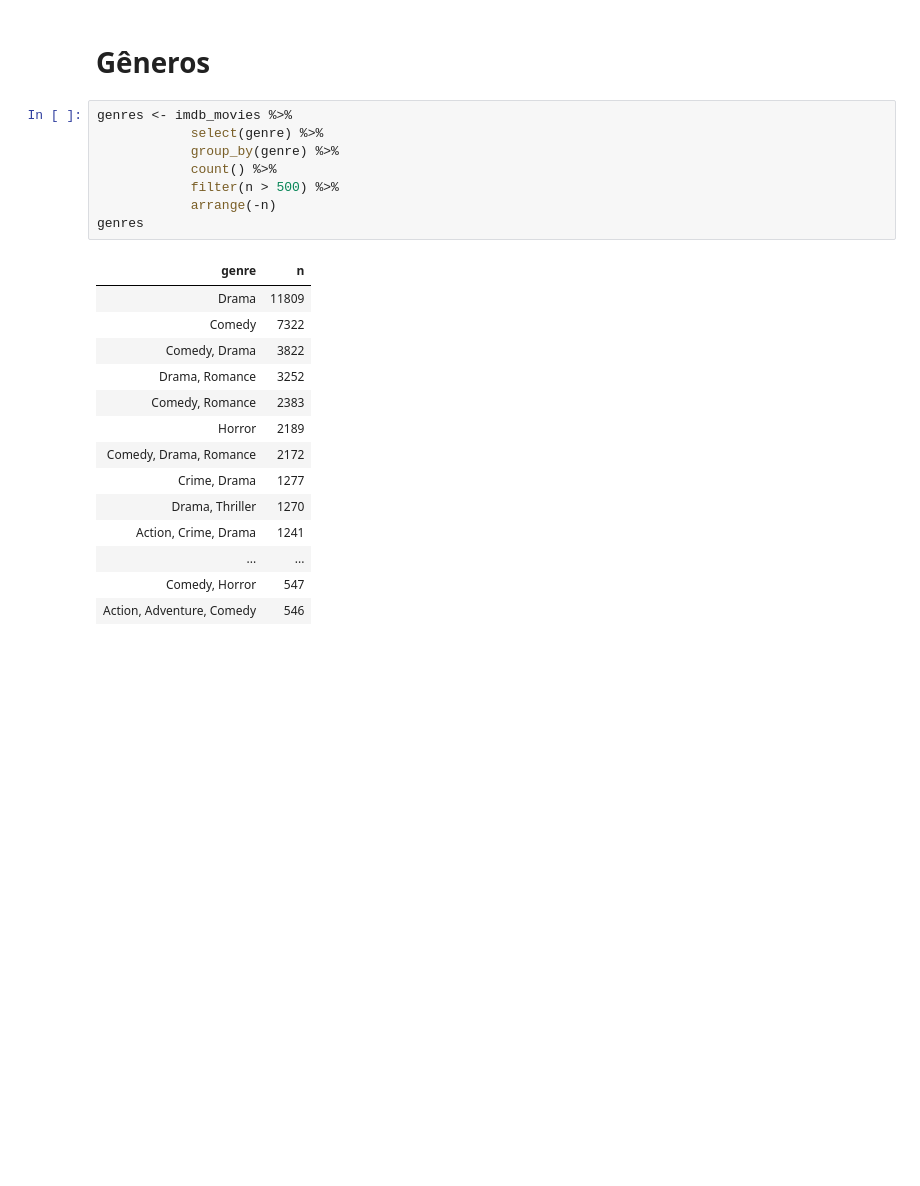
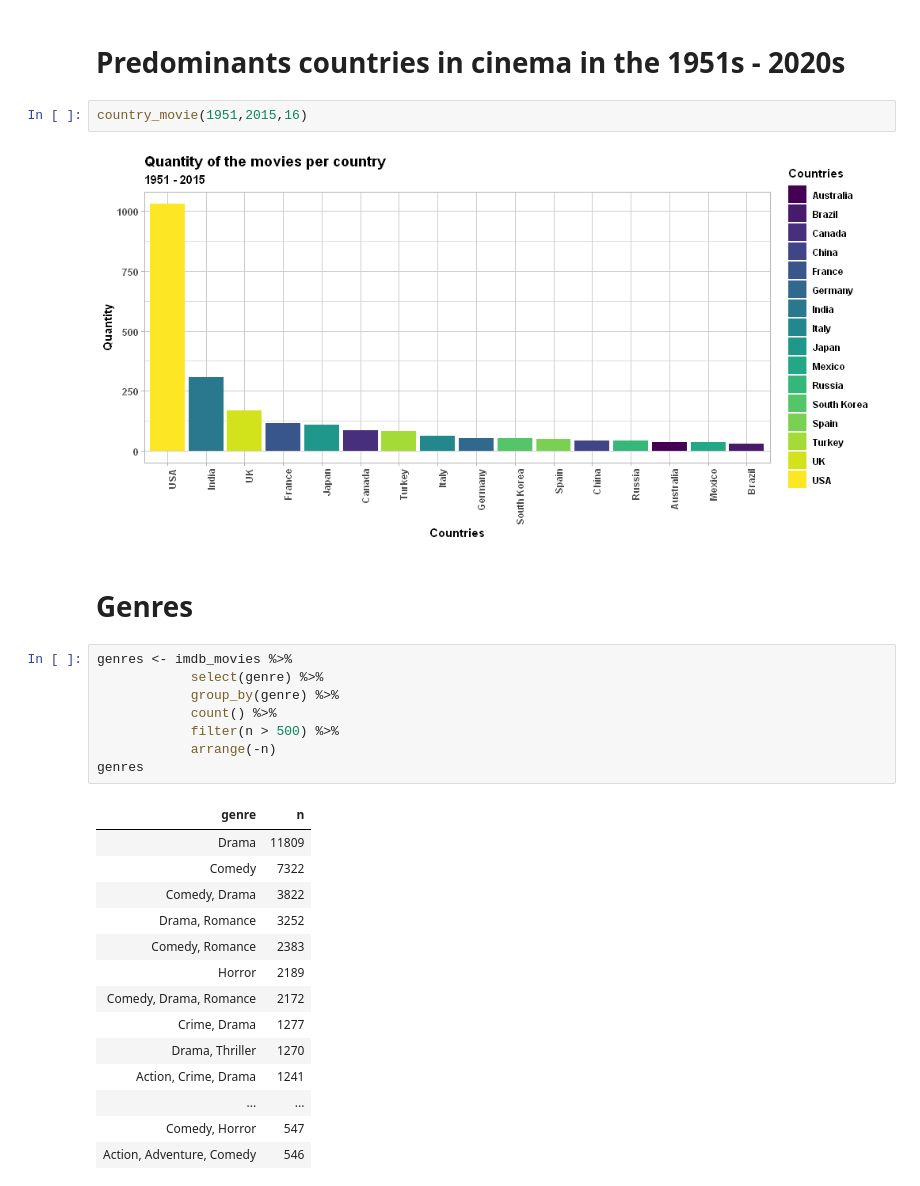
Before and after one commit to BrenoShelby/EDA-iMDB, a Jupyter notebook: imdb.ipynb, the cells around one changed output. Drawn from its saved outputs; the diff is of its cells as text; blank space fills up the shorter version.

```diff
--- a/imdb.ipynb
+++ b/imdb.ipynb
@@ -184,5 +152,11 @@ head(country_1951_2015, 16) %>%
+# %% [markdown]
+# Predominants countries in cinema in the 1951s - 2020s
+# %%
+country_movie(1951,2015,16)
+# %% [output]
+[figure, added]
 # %% [markdown]
-# Gêneros
+# Genres
 # %%
 genres <- imdb_movies %>%
             select(genre) %>%
```
Also changed, not shown: parts of 58 cells of this notebook.
